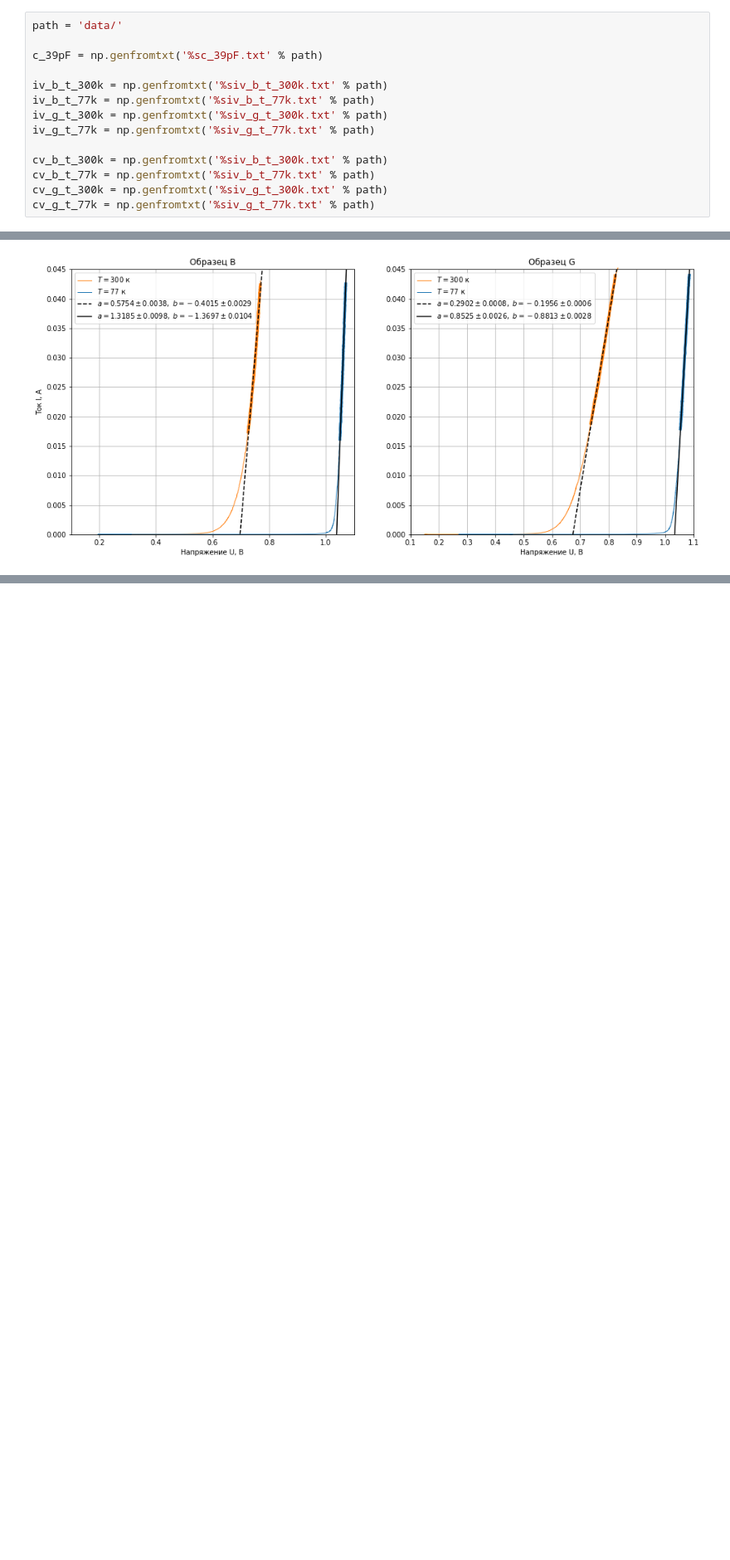
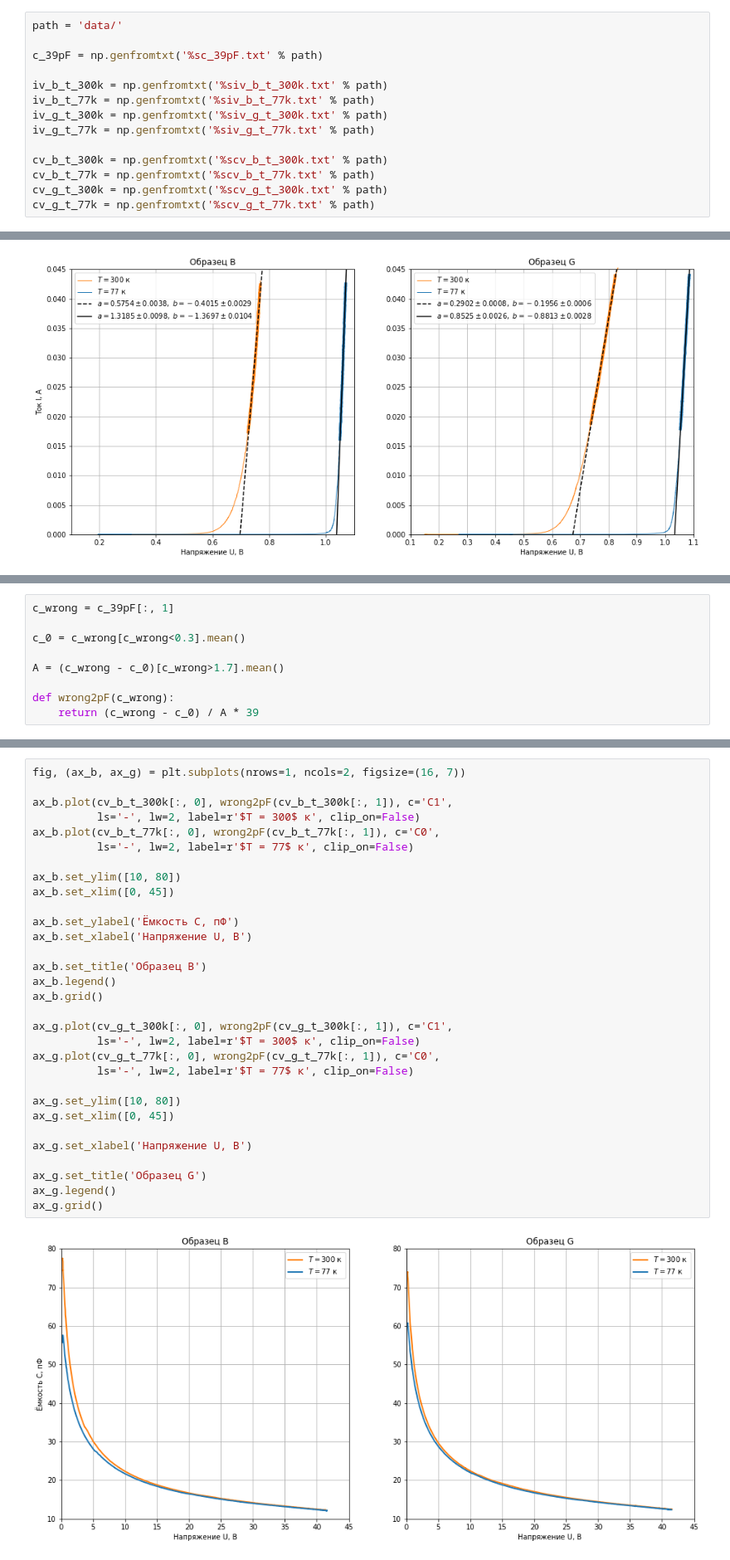
Before and after one commit to MrKozelberg/pn-junction, a Jupyter notebook: script.ipynb, the cells around one changed output, grey strips where cells are left out. Shown at 83% size. Cells and saved outputs as stored; diff of their text form; blank space fills up the shorter version.

```diff
--- a/script.ipynb
+++ b/script.ipynb
@@ -16,10 +16,10 @@ iv_b_t_77k = np.genfromtxt('%siv_b_t_77k.txt' % path)
 iv_g_t_300k = np.genfromtxt('%siv_g_t_300k.txt' % path)
 iv_g_t_77k = np.genfromtxt('%siv_g_t_77k.txt' % path)
 
-cv_b_t_300k = np.genfromtxt('%siv_b_t_300k.txt' % path)
-cv_b_t_77k = np.genfromtxt('%siv_b_t_77k.txt' % path)
-cv_g_t_300k = np.genfromtxt('%siv_g_t_300k.txt' % path)
-cv_g_t_77k = np.genfromtxt('%siv_g_t_77k.txt' % path)
+cv_b_t_300k = np.genfromtxt('%scv_b_t_300k.txt' % path)
+cv_b_t_77k = np.genfromtxt('%scv_b_t_77k.txt' % path)
+cv_g_t_300k = np.genfromtxt('%scv_g_t_300k.txt' % path)
+cv_g_t_77k = np.genfromtxt('%scv_g_t_77k.txt' % path)
 # %% [markdown]
 # Обработка ВАХ
 ## Задание
@@ -162 +176,10 @@ phi_k_g_77 = 1.0338 +- 0.0001
+# %%
+c_wrong = c_39pF[:, 1]
+
+c_0 = c_wrong[c_wrong<0.3].mean()
+
+A = (c_wrong - c_0)[c_wrong>1.7].mean()
+
+def wrong2pF(c_wrong):
+    return (c_wrong - c_0) / A * 39
 # %% [markdown]
@@ -174,0 +187,33 @@ plt.plot(c_39pF[:, 0], c_39pF[:, 1])
+# %%
+fig, (ax_b, ax_g) = plt.subplots(nrows=1, ncols=2, figsize=(16, 7))
+
+ax_b.plot(cv_b_t_300k[:, 0], wrong2pF(cv_b_t_300k[:, 1]), c='C1',
+          ls='-', lw=2, label=r'$Т = 300$ к', clip_on=False)
+ax_b.plot(cv_b_t_77k[:, 0], wrong2pF(cv_b_t_77k[:, 1]), c='C0',
+          ls='-', lw=2, label=r'$Т = 77$ к', clip_on=False)
+
+ax_b.set_ylim([10, 80])
+ax_b.set_xlim([0, 45])
+
+ax_b.set_ylabel('Ёмкость C, пФ')
+ax_b.set_xlabel('Напряжение U, В')
+
+ax_b.set_title('Образец B')
+ax_b.legend()
+ax_b.grid()
+
+ax_g.plot(cv_g_t_300k[:, 0], wrong2pF(cv_g_t_300k[:, 1]), c='C1',
+          ls='-', lw=2, label=r'$Т = 300$ к', clip_on=False)
+ax_g.plot(cv_g_t_77k[:, 0], wrong2pF(cv_g_t_77k[:, 1]), c='C0',
+          ls='-', lw=2, label=r'$Т = 77$ к', clip_on=False)
+
+ax_g.set_ylim([10, 80])
+ax_g.set_xlim([0, 45])
+
+ax_g.set_xlabel('Напряжение U, В')
+
+ax_g.set_title('Образец G')
+ax_g.legend()
+ax_g.grid()
+# %% [output]
+[figure, added]
```
Also changed, not shown: parts of 7 cells of this notebook.
